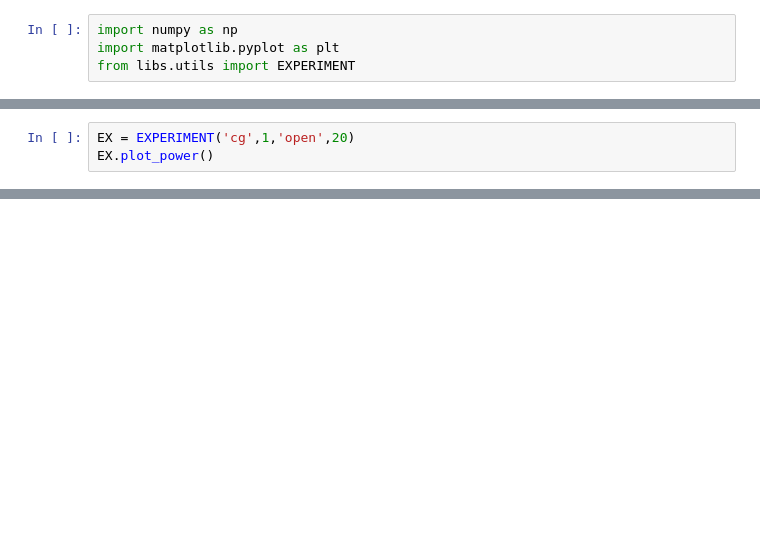
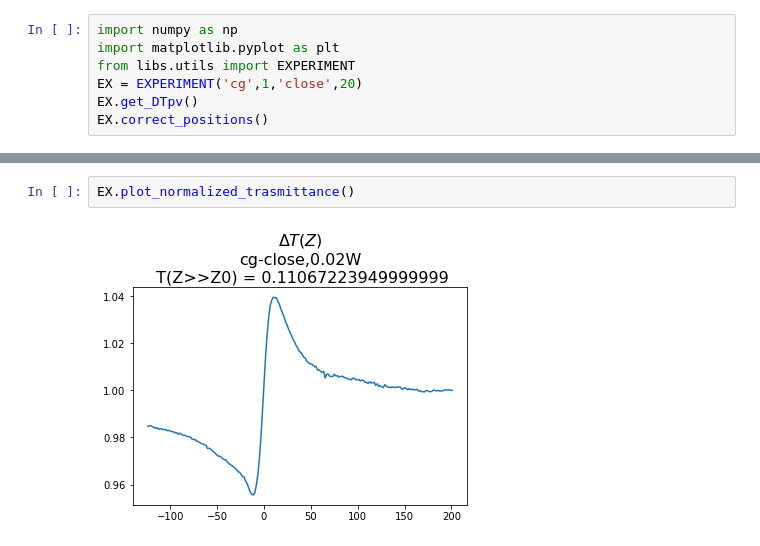
Before and after one commit to LeanderReascos/Photonics_II, a Jupyter notebook: PL1/visualization.ipynb, the cells around one changed output, grey strips where cells are left out. Cells and saved outputs as stored; diff of their text form; blank space fills up the shorter version.

```diff
--- a/PL1/visualization.ipynb
+++ b/PL1/visualization.ipynb
@@ -2,3 +2,6 @@
 import numpy as np
 import matplotlib.pyplot as plt
 from libs.utils import EXPERIMENT
+EX = EXPERIMENT('cg',1,'close',20)
+EX.get_DTpv()
+EX.correct_positions()
@@ -5,3 +14,0 @@ from libs.utils import EXPERIMENT
-# %%
-EX = EXPERIMENT('cg',1,'open',20)
-EX.plot_power()
@@ -14,0 +19,4 @@ plt.plot(EX.positions,EX.I/EX.I0),
+# %%
+EX.plot_normalized_trasmittance()
+# %% [output]
+[figure, added]
```
Also changed, not shown: parts of 4 cells of this notebook, 1 other file.
